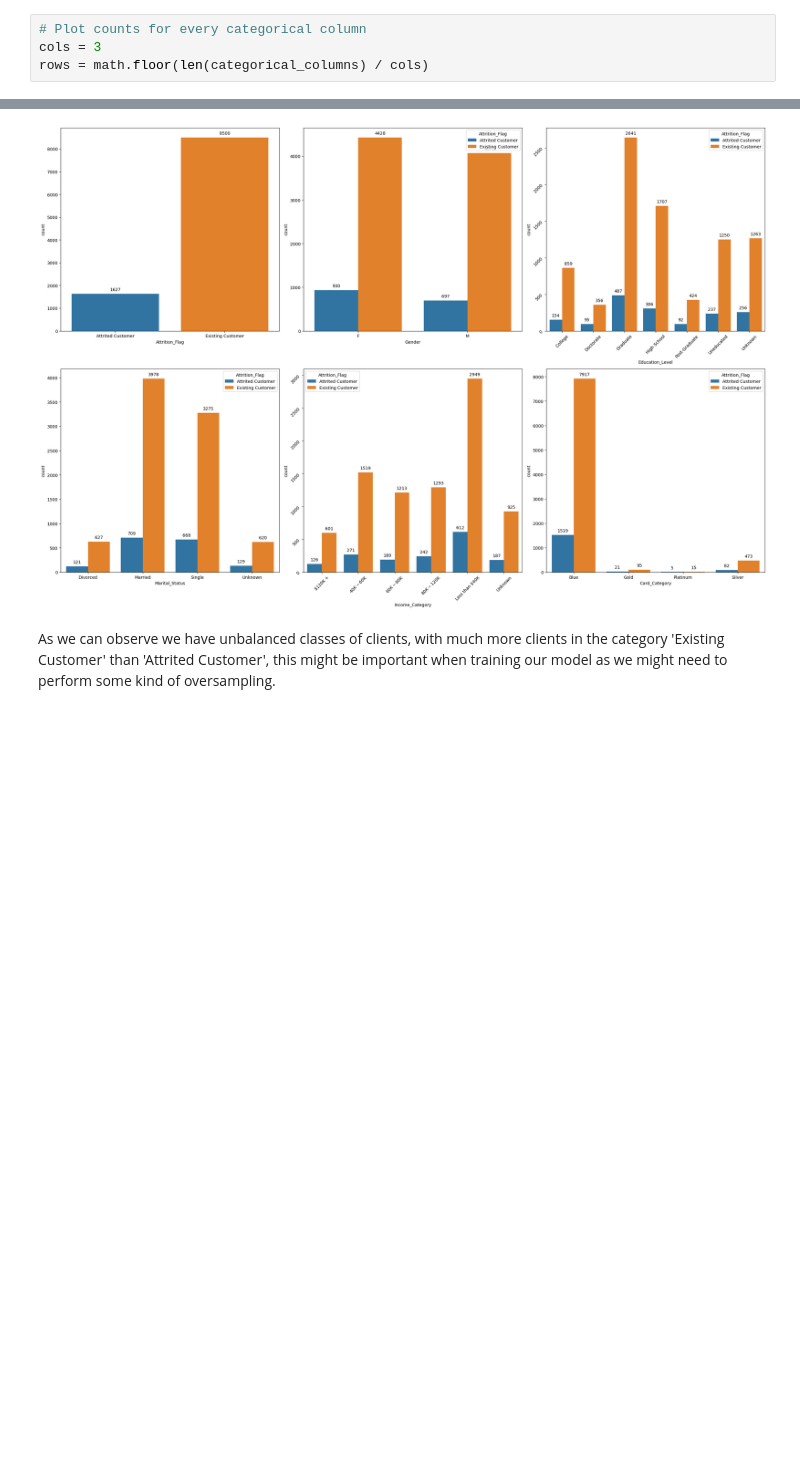
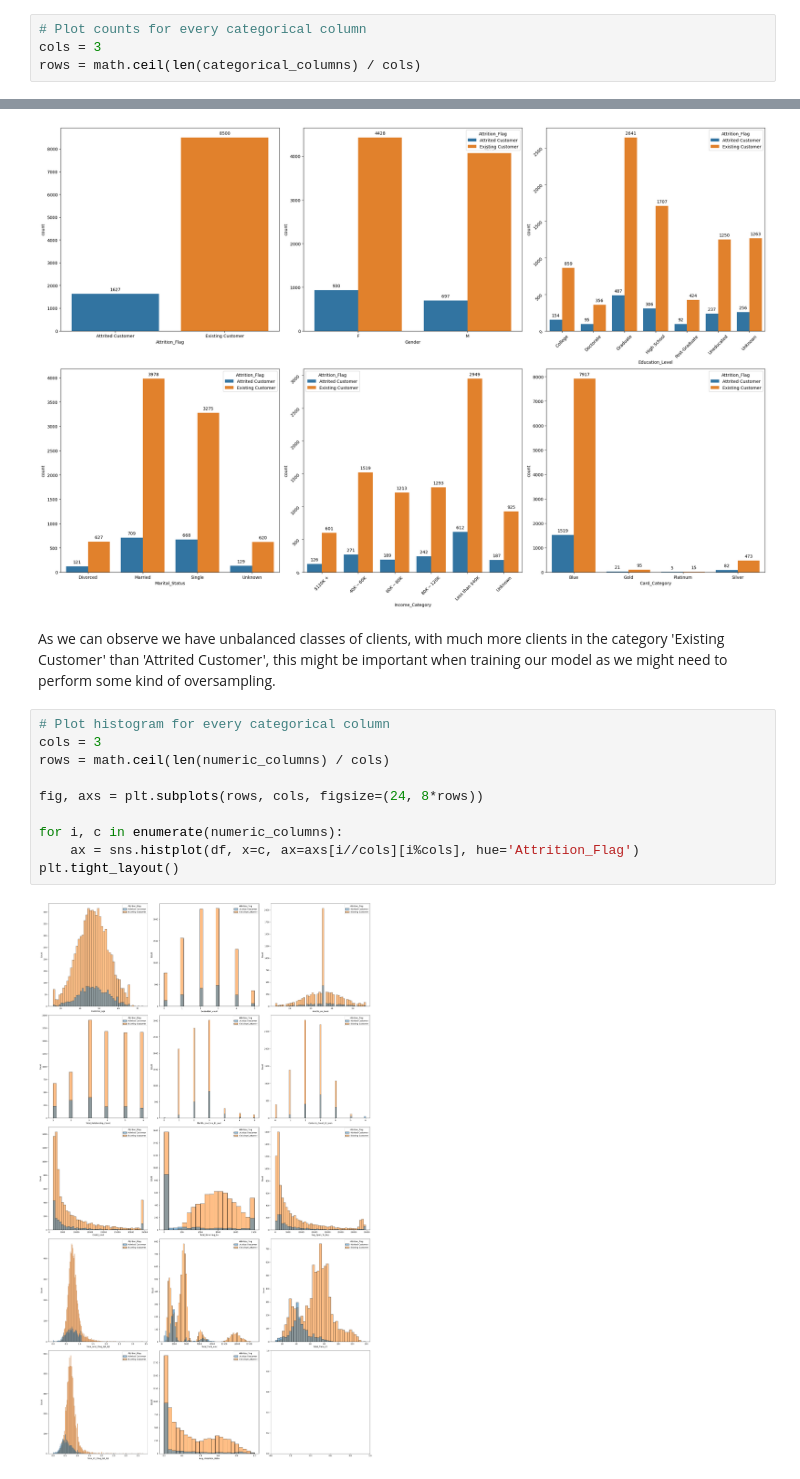
Before and after one commit to Drieger/ml-churn-classification, a Jupyter notebook: notebooks/analysis.ipynb, the cells around one changed output, grey strips where cells are left out. Drawn from its saved outputs; the diff is of its cells as text; blank space fills up the shorter version.

Commit message:
add charts for numeric columns

```diff
--- a/notebooks/analysis.ipynb
+++ b/notebooks/analysis.ipynb
@@ -241,7 +241,7 @@ df[numeric_columns].describe()
 # %%
 # Plot counts for every categorical column
 cols = 3
-rows = math.floor(len(categorical_columns) / cols)
+rows = math.ceil(len(categorical_columns) / cols)
 # %%
 fig, axs = plt.subplots(rows, cols, figsize=(24, 8*rows))
 
@@ -256,3 +256,15 @@ plt.tight_layout()
 [figure]
 # %% [markdown]
 As we can observe we have unbalanced classes of clients, with much more clients in the category 'Existing Customer' than 'Attrited Customer', this might be important when training our model as we might need to perform some kind of oversampling.
+# %%
+# Plot histogram for every categorical column
+cols = 3
+rows = math.ceil(len(numeric_columns) / cols)
+
+fig, axs = plt.subplots(rows, cols, figsize=(24, 8*rows))
+
+for i, c in enumerate(numeric_columns):
+    ax = sns.histplot(df, x=c, ax=axs[i//cols][i%cols], hue='Attrition_Flag')
+plt.tight_layout()
+# %% [output]
+[figure, added]
```
Also changed, not shown: parts of 1 cell of this notebook.
